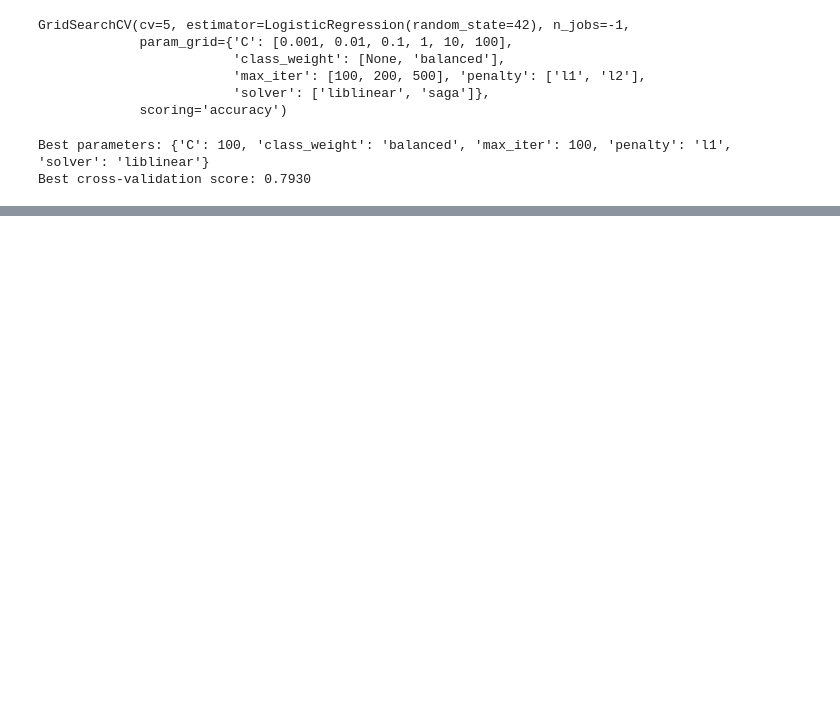
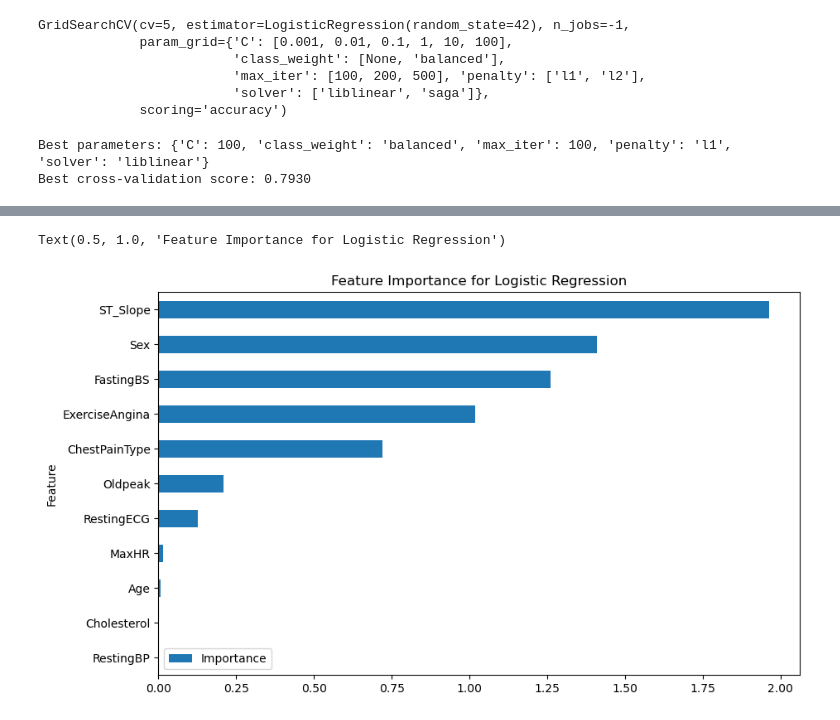
Before and after one commit to Vikalp-05/ML-Project, a Jupyter notebook: Project.ipynb, the cells around one changed output, grey strips where cells are left out. Drawn from its saved outputs; the diff is of its cells as text; code cells hidden in the pictures; blank space fills up the shorter version.

```diff
--- a/Project.ipynb
+++ b/Project.ipynb
@@ -164,3 +176,25 @@ print("Best cross-validation score:", f"{grid_search.best_score_:.4f}")
 # %% [output]
 Best parameters: {'C': 100, 'class_weight': 'balanced', 'max_iter': 100, 'penalty': 'l1', 'solver': 'liblinear'}
 Best cross-validation score: 0.7930
+# %%
+#Setup LogisticRegression using parameters using GridSearchCV
+lr = LogisticRegression(C=100,
+                          class_weight='balanced',
+                          max_iter=100,
+                          penalty='l1',
+                          solver='liblinear'
+)
+
+#Train the Logistic Regression model on the training data
+lr.fit(X_train, y_train)
+
+#Make predictions on the test set
+pred = lr.predict(X_test)
+
+ #Get probability predictions for both training and test sets
+prob_train = lr.predict_proba(X_train) [:,1]
+prob_test = lr.predict_proba(X_test) [:,1]
+
+#Evaluate model performance using classification report
+print("Logistic Regression Classification Report:")
+print(classification_report(y_test, pred))
@@ -166,0 +211,12 @@ Best cross-validation score: 0.7930
+# %%
+#Feature importance for model
+
+coefficients = lr.coef_[0]
+
+feature_importance = pd.DataFrame({'Feature': X.columns, 'Importance': np.abs(coefficients)})
+feature_importance = feature_importance.sort_values('Importance', ascending=True)
+feature_importance.plot(x='Feature', y='Importance', kind='barh', figsize=(10, 6))
+plt.title('Feature Importance for Logistic Regression')
+# %% [output]
+Text(0.5, 1.0, 'Feature Importance for Logistic Regression')
+[figure, added]
```
Also changed, not shown: parts of 4 cells of this notebook.
